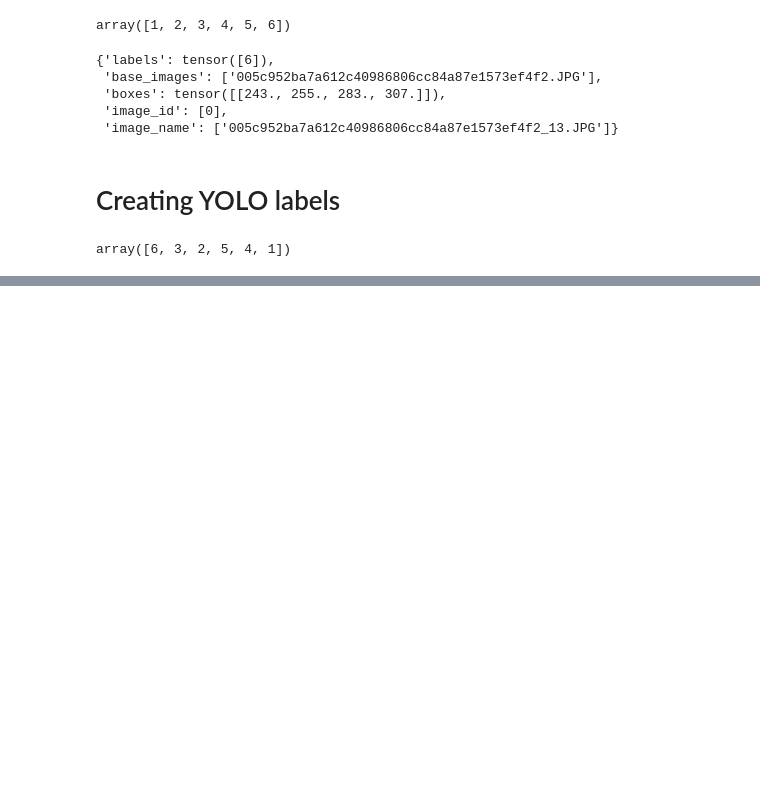
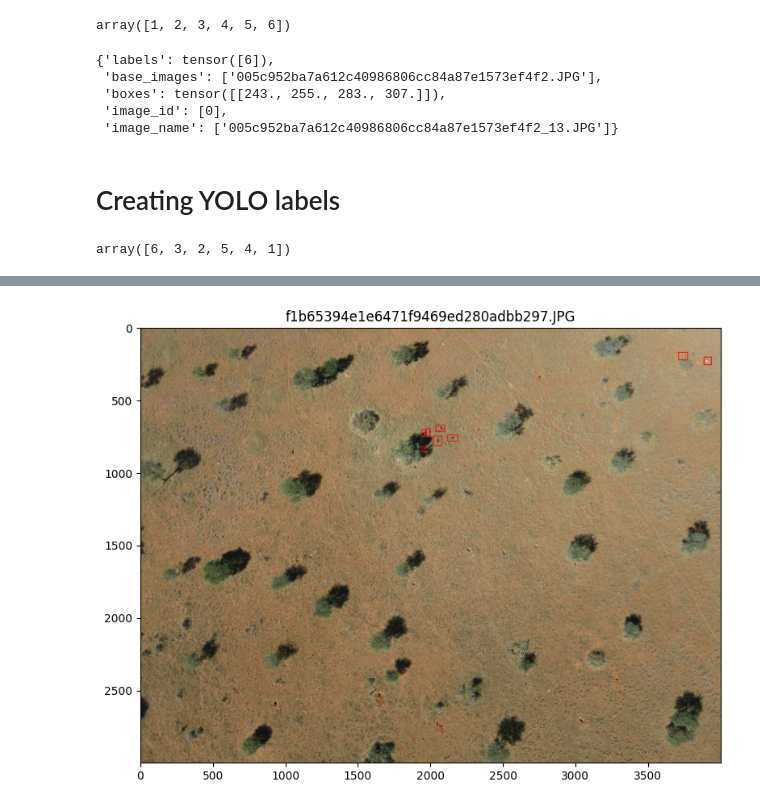
Before and after one commit to FadelMamar/HerdNet, a Jupyter notebook: datapreparation.ipynb, the cells around one changed output, grey strips where cells are left out. Saved outputs shown, nothing was run; the diff lists cells and outputs as text; code cells hidden in the pictures; blank space fills up the shorter version.

Commit message:
saving savmap bboxes

```diff
--- a/datapreparation.ipynb
+++ b/datapreparation.ipynb
@@ -272,0 +285,5 @@ array([6, 3, 2, 5, 4, 1])
+# %%
+annotations_path = Path("../savmap_dataset/savmap_annotations_2014.shp")
+# %%
+data = gpd.read_file(annotations_path)
+data.head()
@@ -272,0 +308,4 @@ array([6, 3, 2, 5, 4, 1])
+# %%
+uuid = '0a3ed15cfab4453795564140e8fde8ba'
+polygons = data.loc[data['IMAGEUUID']==uuid,'geometry']
+polygons
@@ -272,0 +343,13 @@ array([6, 3, 2, 5, 4, 1])
+# %%
+columns=['filename','xmin','ymin','xmax','ymax']
+gt_bboxes = pd.DataFrame.from_dict(data=bboxes,
+                       orient='index',
+                       columns=columns)
+
+for col in columns:
+    if col != 'filename':
+        gt_bboxes[col] = gt_bboxes[col].apply(int)
+    else:
+        gt_bboxes[col] = gt_bboxes[col].apply(lambda x: f"{x}.JPG")
+
+gt_bboxes.head()
@@ -272,0 +366,23 @@ array([6, 3, 2, 5, 4, 1])
+# %%
+# Example: drawing bounding boxes
+
+# load img as tensor
+filename = gt_bboxes['filename'].sample(1).iloc[0]
+path_to_img = f"../savmap_dataset/{filename}"
+img_pil = Image.open(path_to_img)
+img_tensor = PILToTensor()(img_pil)
+
+boxes = gt_bboxes.loc[gt_bboxes['filename'] == filename, ['xmin','ymin','xmax','ymax']].to_numpy()
+boxes = torch.from_numpy(boxes)
+
+img_with_box = draw_bounding_boxes(img_tensor,
+                                   boxes=boxes,
+                                   colors="red",
+                                   width=5).numpy().transpose((1,2,0))
+
+plt.figure(figsize=(15,7))
+plt.imshow(img_with_box)
+plt.title(filename)
+plt.show()
+# %% [output]
+[figure, added]
```
Also changed, not shown: parts of 8 cells of this notebook.
